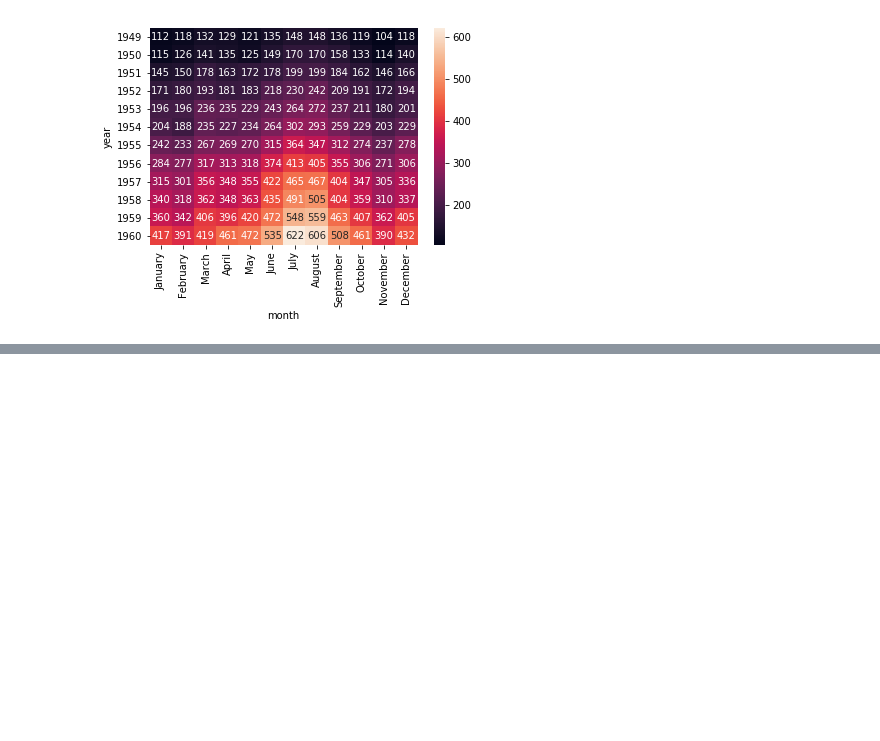
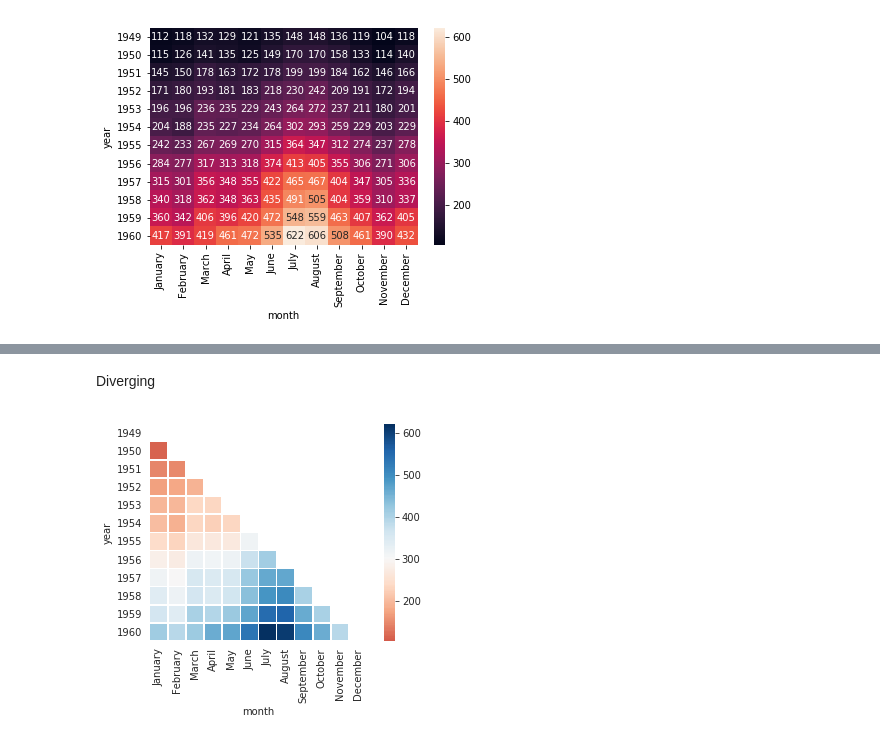
Before and after one commit to PeterDeWeirdt/GPPlotting, a Jupyter notebook: notebooks/heatmaps.ipynb, the cells around one changed output, grey strips where cells are left out. Drawn from its saved outputs; the diff is of its cells as text; code cells hidden in the pictures; blank space fills up the shorter version.

```diff
--- a/notebooks/heatmaps.ipynb
+++ b/notebooks/heatmaps.ipynb
@@ -51,0 +67,10 @@ ax = sns.heatmap(flights, annot=True, fmt = 'd')
+# %% [markdown]
+Diverging
+# %%
+#Plot with a sequential colorscheme and add a mask to show only part of heatmap
+mask = np.zeros_like(flights)
+mask[np.triu_indices_from(mask)] = True
+with sns.axes_style('white'):
+    ax = sns.heatmap(flights, cmap = 'RdBu', center = flights.loc[1954, "July"], mask=mask, square = True, linewidth = 0.5)
+# %% [output]
+[figure, added]
```
Also changed, not shown: parts of 6 cells of this notebook.
